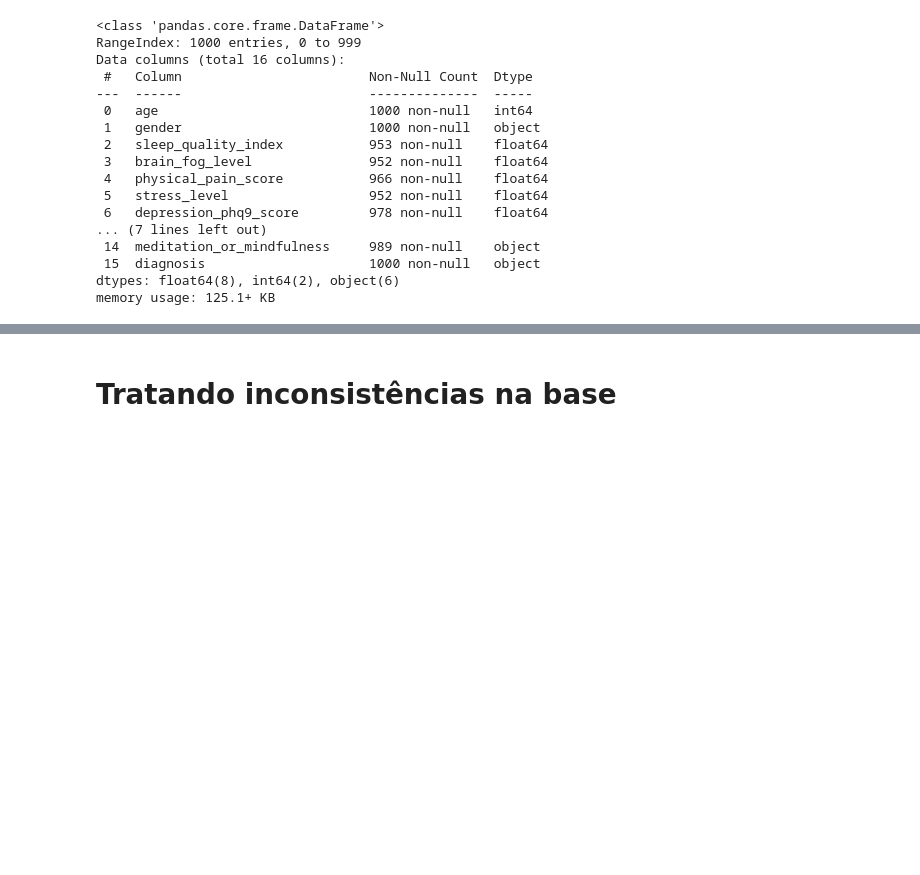
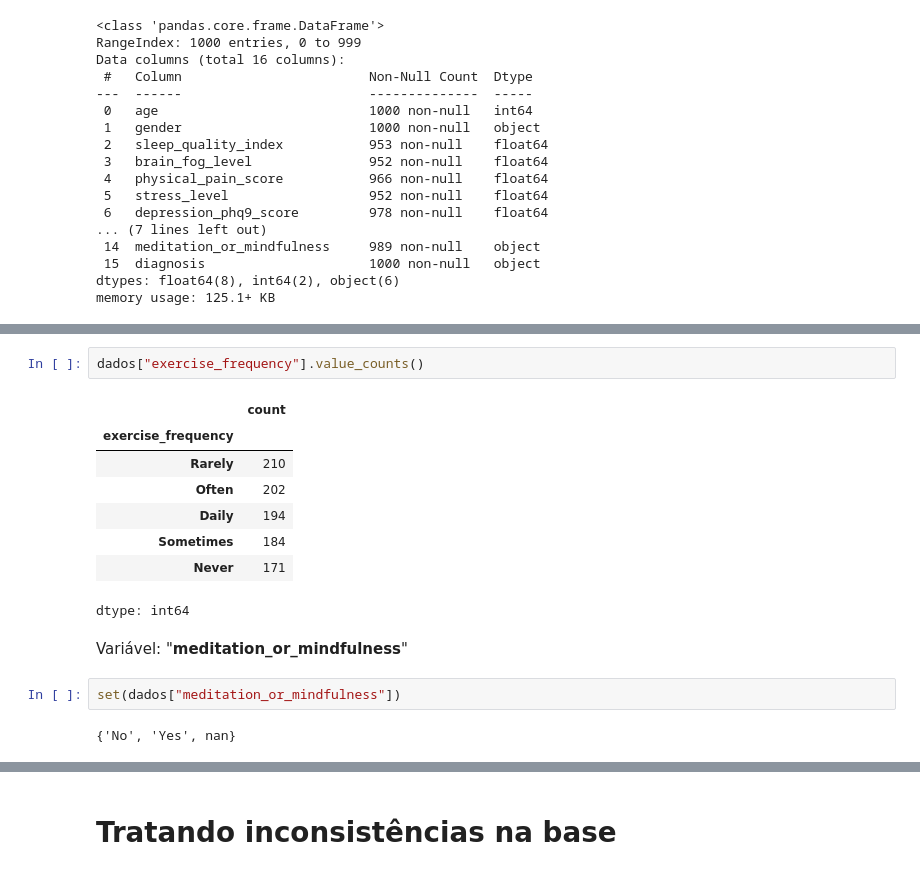
Before and after one commit to jessikamorais/FIAP, a Jupyter notebook: projeto_modulo1.ipynb, the cells around one changed output, grey strips where cells are left out. Cells and saved outputs as stored; diff of their text form; blank space fills up the shorter version.

```diff
--- a/projeto_modulo1.ipynb
+++ b/projeto_modulo1.ipynb
@@ -89,0 +147,17 @@ memory usage: 125.1+ KB
+# %%
+dados["exercise_frequency"].value_counts()
+# %% [output]
+|  | count |
+| exercise_frequency |  |
+| Rarely | 210 |
+| Often | 202 |
+| Daily | 194 |
+| Sometimes | 184 |
+| Never | 171 |
+dtype: int64
+# %% [markdown]
+Variável: "**meditation_or_mindfulness**"
+# %%
+set(dados["meditation_or_mindfulness"])
+# %% [output]
+{'No', 'Yes', nan}
```
Also changed, not shown: parts of 19 cells of this notebook.
